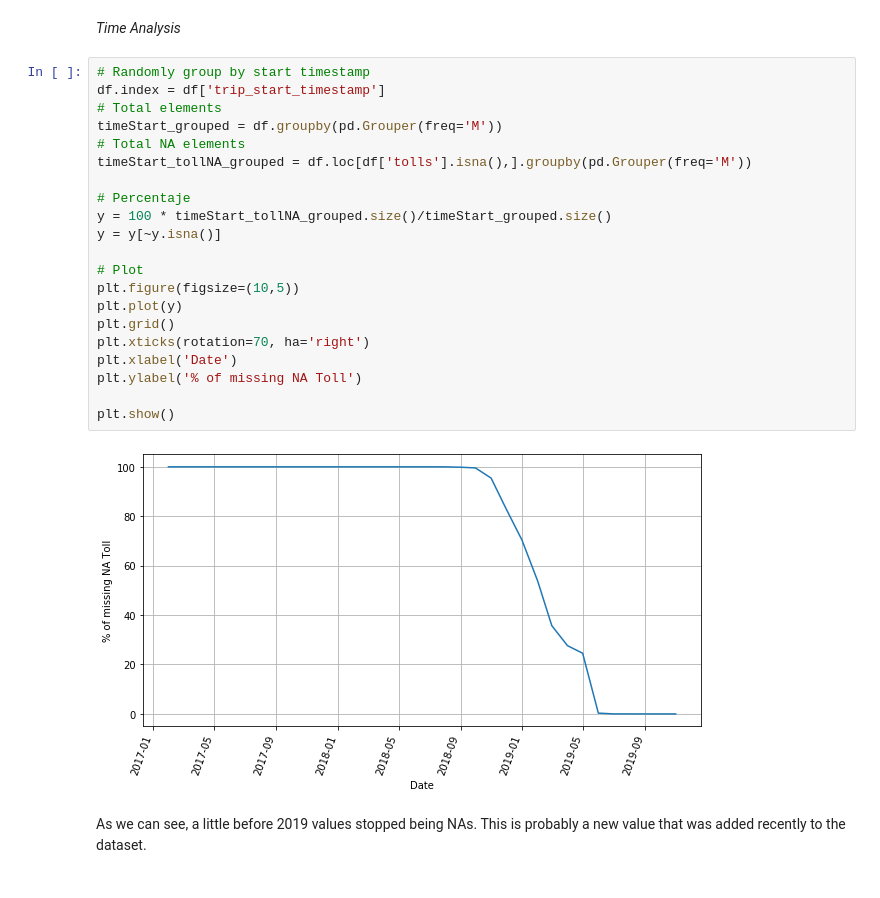
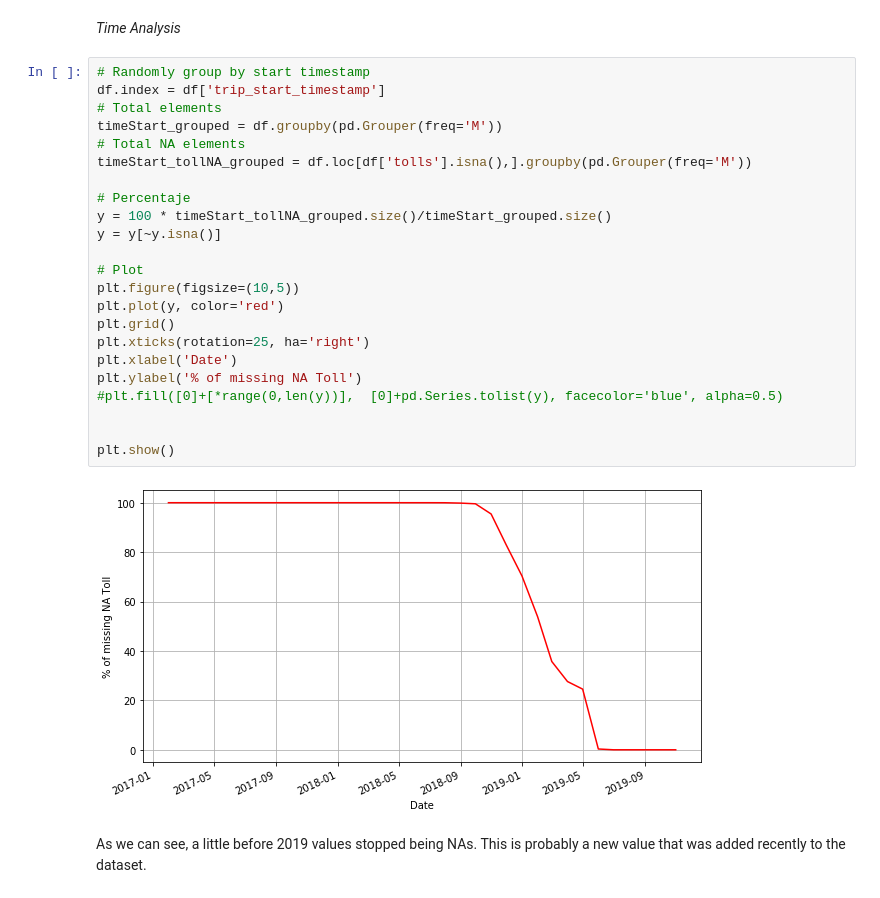
Before and after one commit to alexisgaziello/CSP_MATH_571_taxi_oracle, a Jupyter notebook: src/Taxis Analysis.ipynb, the cells around one changed output. Cells and saved outputs as stored; diff of their text form.

```diff
--- a/src/Taxis Analysis.ipynb
+++ b/src/Taxis Analysis.ipynb
@@ -165,26 +170,28 @@ Let's get insight in the trips where the values are nan.
 # %%
 # Randomly group by start timestamp
 df.index = df['trip_start_timestamp']
 # Total elements
 timeStart_grouped = df.groupby(pd.Grouper(freq='M'))
 # Total NA elements
 timeStart_tollNA_grouped = df.loc[df['tolls'].isna(),].groupby(pd.Grouper(freq='M'))
 
 # Percentaje
 y = 100 * timeStart_tollNA_grouped.size()/timeStart_grouped.size()
 y = y[~y.isna()]
 
 # Plot
 plt.figure(figsize=(10,5))
-plt.plot(y)
+plt.plot(y, color='red')
 plt.grid()
-plt.xticks(rotation=70, ha='right')
+plt.xticks(rotation=25, ha='right')
 plt.xlabel('Date')
 plt.ylabel('% of missing NA Toll')
+#plt.fill([0]+[*range(0,len(y))],  [0]+pd.Series.tolist(y), facecolor='blue', alpha=0.5)
+
 
 plt.show()
 # %% [output]
-[figure, old version]
+[figure, new version]
 # %% [markdown]
 As we can see, a little before 2019 values stopped being NAs. This is probably a new value that was added recently to the dataset.
 # %% [markdown]
```
Also changed, not shown: parts of 13 cells of this notebook.
